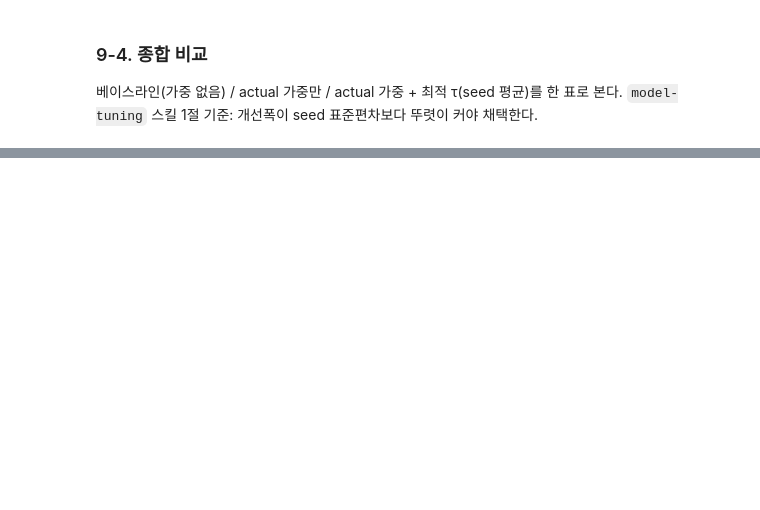
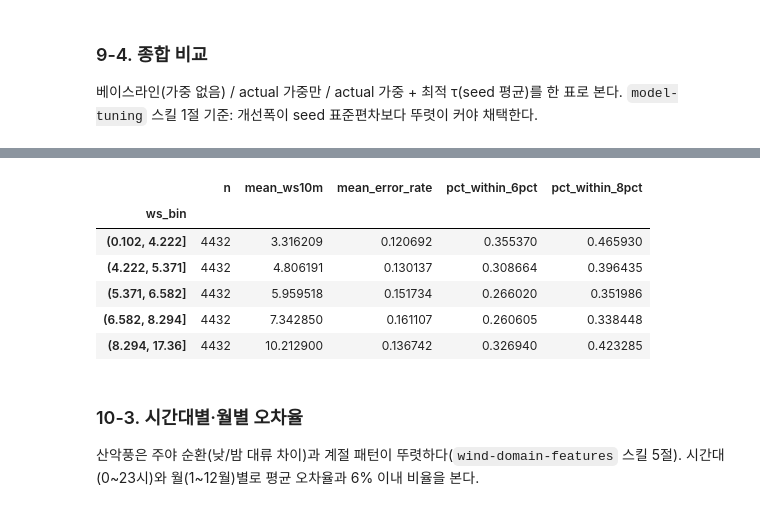
Before and after one commit to cms6090/wind_forecast, a Jupyter notebook: notebooks/05_tuning.ipynb, the cells around one changed output, grey strips where cells are left out. Cells and saved outputs as stored; diff of their text form; code cells hidden in the pictures; blank space fills up the shorter version.

```diff
--- a/notebooks/05_tuning.ipynb
+++ b/notebooks/05_tuning.ipynb
@@ -450,0 +504,13 @@ loss_comparison_df
+# %%
+TAU_GRID_EXT = [0.70, 0.705, 0.71, 0.715, 0.72]
+
+tau_ext_rows = []
+for tau in TAU_GRID_EXT:
+    mean_score, fold_scores = cv_score_ext(DEFAULT_PARAMS, quantile_alpha=tau, use_sample_weight=True)
+    tau_ext_rows.append({"tau": tau, "cv_mean": mean_score, "fold_scores": fold_scores})
+    print(f"tau={tau:.3f}: 3-fold 평균 Score={mean_score:.4f}")
+
+tau_ext_df = pd.DataFrame(tau_ext_rows).sort_values("cv_mean", ascending=False).reset_index(drop=True)
+best_tau_ext = tau_ext_df.loc[0, "tau"]
+print(f"\n확장 탐색 최적 tau: {best_tau_ext} (baseline 대비 {tau_ext_df.loc[0, 'cv_mean'] - baseline_mean:+.4f})")
+tau_ext_df
@@ -450,0 +535,14 @@ loss_comparison_df
+# %%
+tau_ext_seed_means = []
+for seed in [42, 7, 2024]:
+    mean_score, fold_scores = cv_score_ext(
+        DEFAULT_PARAMS, quantile_alpha=best_tau_ext, use_sample_weight=True, seed=seed,
+    )
+    tau_ext_seed_means.append(mean_score)
+    print(f"seed={seed}: 3-fold 평균 Score={mean_score:.4f} (fold별 {[round(s, 4) for s in fold_scores]})")
+
+tau_ext_seed_mean = float(np.mean(tau_ext_seed_means))
+tau_ext_seed_std = float(np.std(tau_ext_seed_means))
+print(f"\nbest_tau_ext={best_tau_ext}, seed 3개 평균: {tau_ext_seed_mean:.4f}, 표준편차: {tau_ext_seed_std:.4f}")
+print(f"baseline 대비 개선폭: {tau_ext_seed_mean - baseline_mean:+.4f}")
+print(f"9절(τ=0.7) 대비: {tau_ext_seed_mean - tau_seed_mean:+.4f}")
@@ -450,0 +761,23 @@ loss_comparison_df
+# %%
+scored_df["ws_bin"] = pd.qcut(scored_df["ws10m"], 5)
+
+ws_summary = scored_df.groupby("ws_bin", observed=True).agg(
+    n=("error_rate", "size"),
+    mean_ws10m=("ws10m", "mean"),
+    mean_error_rate=("error_rate", "mean"),
+    pct_within_6pct=("error_rate", lambda s: (s <= 0.06).mean()),
+    pct_within_8pct=("error_rate", lambda s: (s <= 0.08).mean()),
+)
+ws_summary
+# %% [output]
+|  | n | mean_ws10m | mean_error_rate | pct_within_6pct | pct_within_8pct |
+| ws_bin |  |  |  |  |  |
+| (0.102, 4.222] | 4432 | 3.316209 | 0.120692 | 0.355370 | 0.465930 |
+| (4.222, 5.371] | 4432 | 4.806191 | 0.130137 | 0.308664 | 0.396435 |
+| (5.371, 6.582] | 4432 | 5.959518 | 0.151734 | 0.266020 | 0.351986 |
+| (6.582, 8.294] | 4432 | 7.342850 | 0.161107 | 0.260605 | 0.338448 |
+| (8.294, 17.36] | 4432 | 10.212900 | 0.136742 | 0.326940 | 0.423285 |
+# %% [markdown]
+### 10-3. 시간대별·월별 오차율
+
+산악풍은 주야 순환(낮/밤 대류 차이)과 계절 패턴이 뚜렷하다(`wind-domain-features` 스킬 5절). 시간대(0~23시)와 월(1~12월)별로 평균 오차율과 6% 이내 비율을 본다.
```
Also changed, not shown: parts of 33 cells of this notebook, 2 other files.
